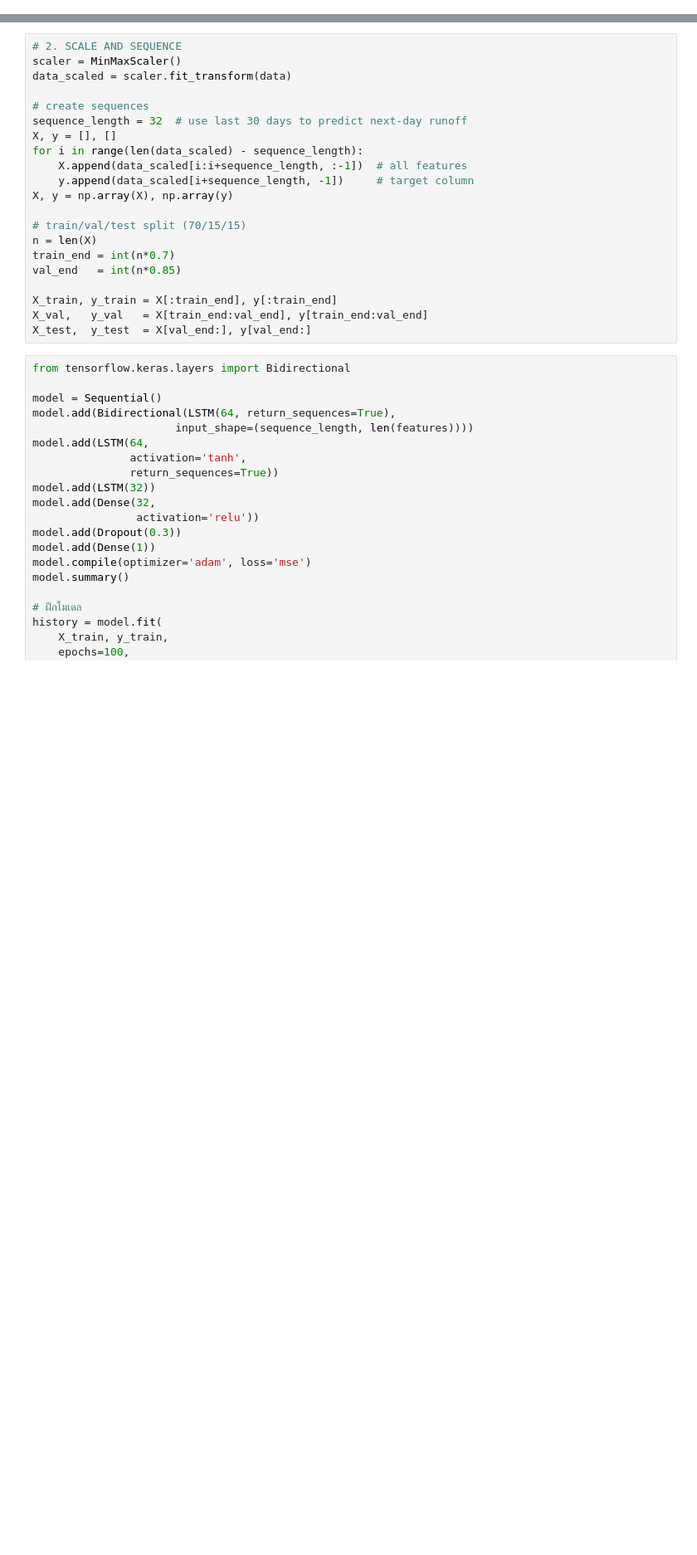
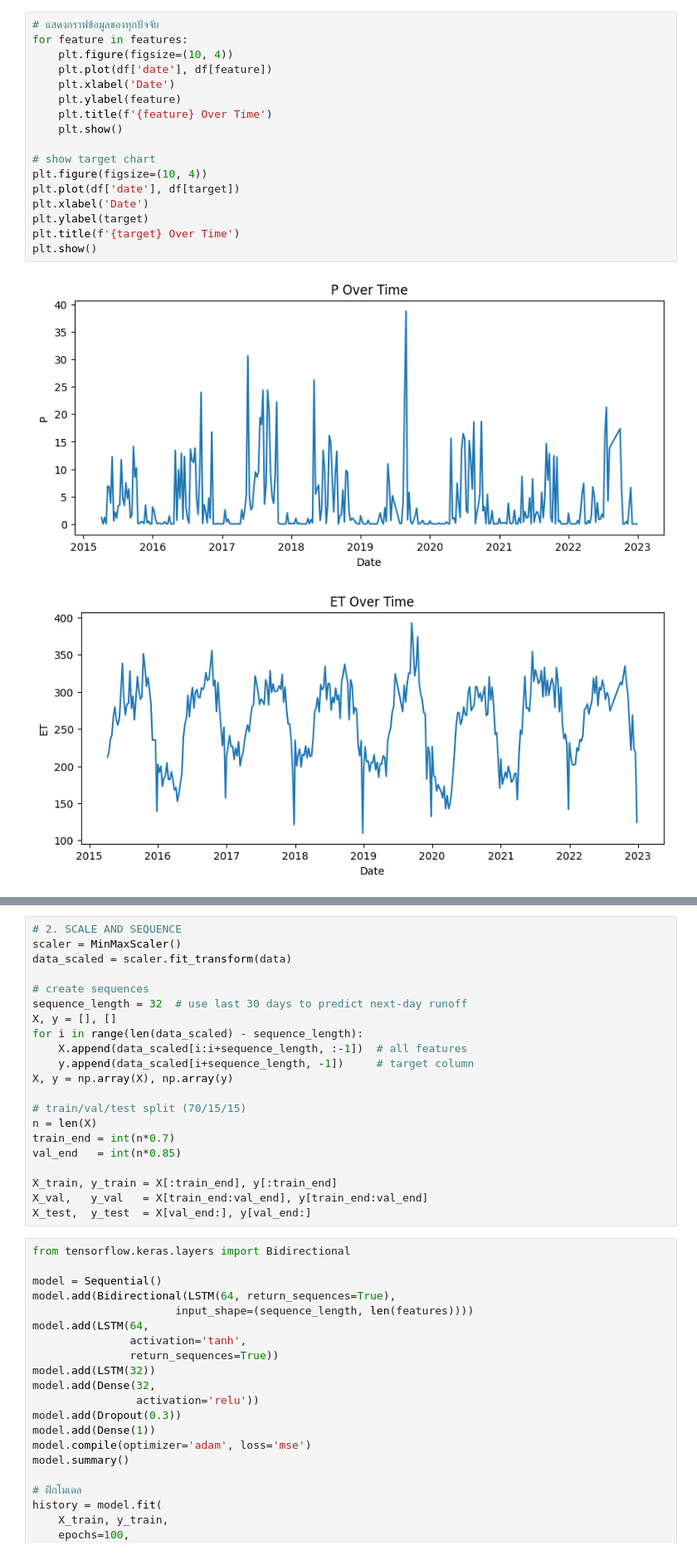
Before and after one commit to dookda/cmu_water_balance, a Jupyter notebook: watbalance_multisource_sltm.ipynb, the cells around one changed output, grey strips where cells are left out. Shown: that part at 83% size. Cells and saved outputs as stored; diff of their text form; blank space fills up the shorter version.

```diff
--- a/watbalance_multisource_sltm.ipynb
+++ b/watbalance_multisource_sltm.ipynb
@@ -103,0 +163,20 @@ Soil Moisture (SMAP): 2747 daily measurements
+# %%
+# แสดงกราฟข้อมูลของทุกปัจจัย
+for feature in features:
+    plt.figure(figsize=(10, 4))
+    plt.plot(df['date'], df[feature])
+    plt.xlabel('Date')
+    plt.ylabel(feature)
+    plt.title(f'{feature} Over Time')
+    plt.show()
+
+# show target chart
+plt.figure(figsize=(10, 4))
+plt.plot(df['date'], df[target])
+plt.xlabel('Date')
+plt.ylabel(target)
+plt.title(f'{target} Over Time')
+plt.show()
+# %% [output]
+[figure, added]
+[figure, added]
```
Also changed, not shown: parts of 7 cells of this notebook.
